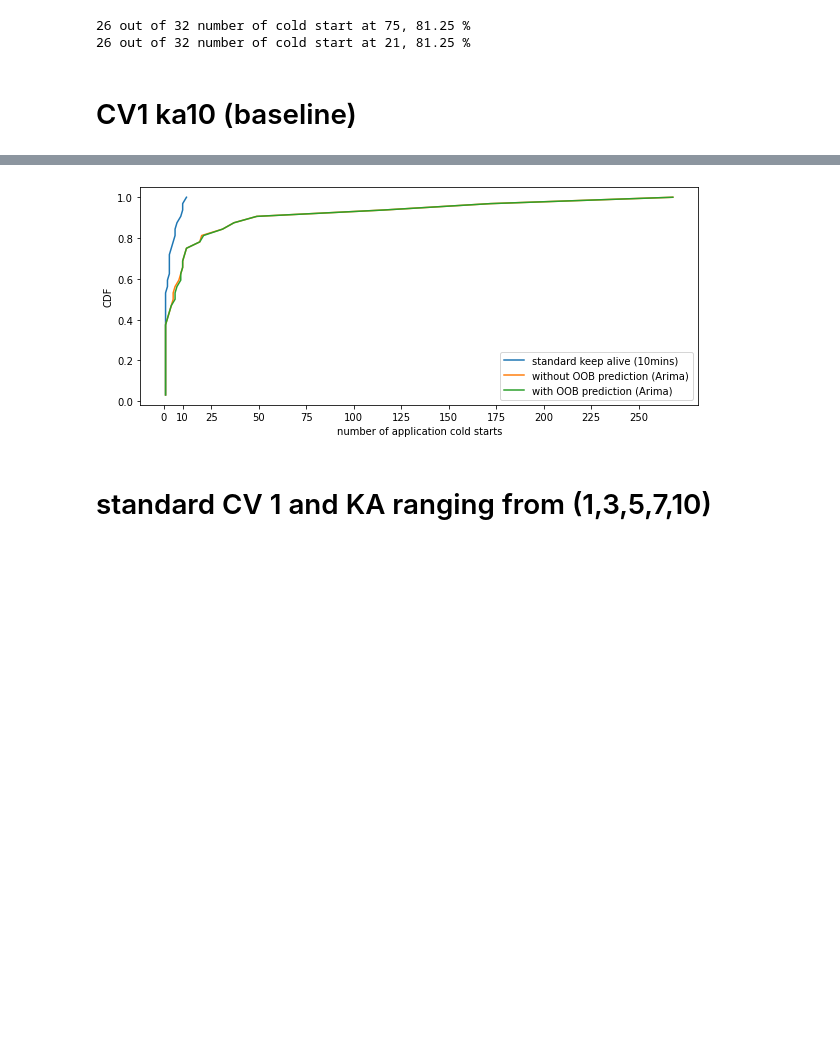
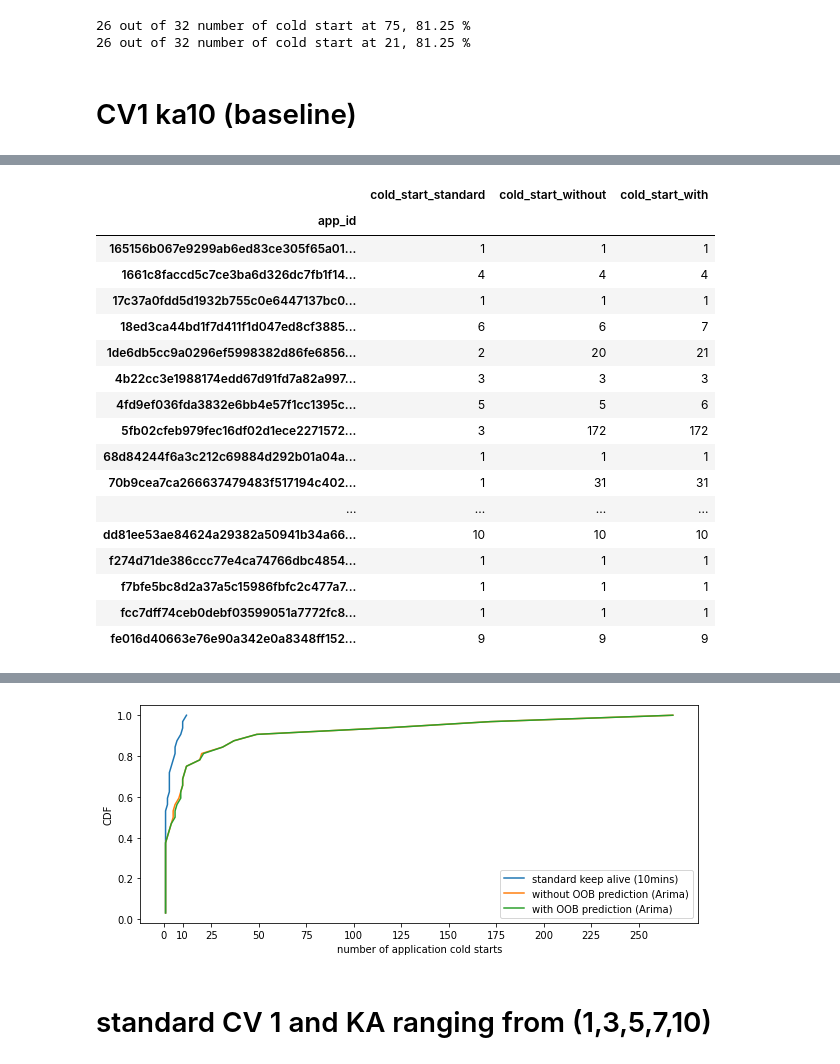
Before and after one commit to c-zhihao/FYP_Serverless_Cloud, a Jupyter notebook: FYP_Simulation_Results.ipynb, the cells around one changed output, grey strips where cells are left out. Saved outputs shown, nothing was run; the diff lists cells and outputs as text; code cells hidden in the pictures; blank space fills up the shorter version.

```diff
--- a/FYP_Simulation_Results.ipynb
+++ b/FYP_Simulation_Results.ipynb
@@ -135,9 +171,28 @@ hybrid_with = [1, 0, 0, 0, 0, 0, 0, 0, 0, 0, 0, 0, 0, 1, 0, 0, 0, 1, 0, 0, 0, 0,
 
 result_trace = sampleTest
 result_trace['cold_start_standard'] = standard_keep_alive
 result_trace['cold_start_without'] = hybrid_without
 result_trace['cold_start_with'] = hybrid_with
 #result_trace
 
 testdf = result_trace[["app_id","cold_start_standard","cold_start_without","cold_start_with"]].groupby(['app_id']).sum()
-#testdf
+testdf
+# %% [output]
+|  | cold_start_standard | cold_start_without | cold_start_with |
+| app_id |  |  |  |
+| 165156b067e9299ab6ed83ce305f65a01... | 1 | 1 | 1 |
+| 1661c8faccd5c7ce3ba6d326dc7fb1f14... | 4 | 4 | 4 |
+| 17c37a0fdd5d1932b755c0e6447137bc0... | 1 | 1 | 1 |
+| 18ed3ca44bd1f7d411f1d047ed8cf3885... | 6 | 6 | 7 |
+| 1de6db5cc9a0296ef5998382d86fe6856... | 2 | 20 | 21 |
+| 4b22cc3e1988174edd67d91fd7a82a997... | 3 | 3 | 3 |
+| 4fd9ef036fda3832e6bb4e57f1cc1395c... | 5 | 5 | 6 |
+| 5fb02cfeb979fec16df02d1ece2271572... | 3 | 172 | 172 |
+| 68d84244f6a3c212c69884d292b01a04a... | 1 | 1 | 1 |
+| 70b9cea7ca266637479483f517194c402... | 1 | 31 | 31 |
+| ... | ... | ... | ... |
+| dd81ee53ae84624a29382a50941b34a66... | 10 | 10 | 10 |
+| f274d71de386ccc77e4ca74766dbc4854... | 1 | 1 | 1 |
+| f7bfe5bc8d2a37a5c15986fbfc2c477a7... | 1 | 1 | 1 |
+| fcc7dff74ceb0debf03599051a7772fc8... | 1 | 1 | 1 |
+| fe016d40663e76e90a342e0a8348ff152... | 9 | 9 | 9 |
```
Also changed, not shown: parts of 11 cells of this notebook, 2 other files.
